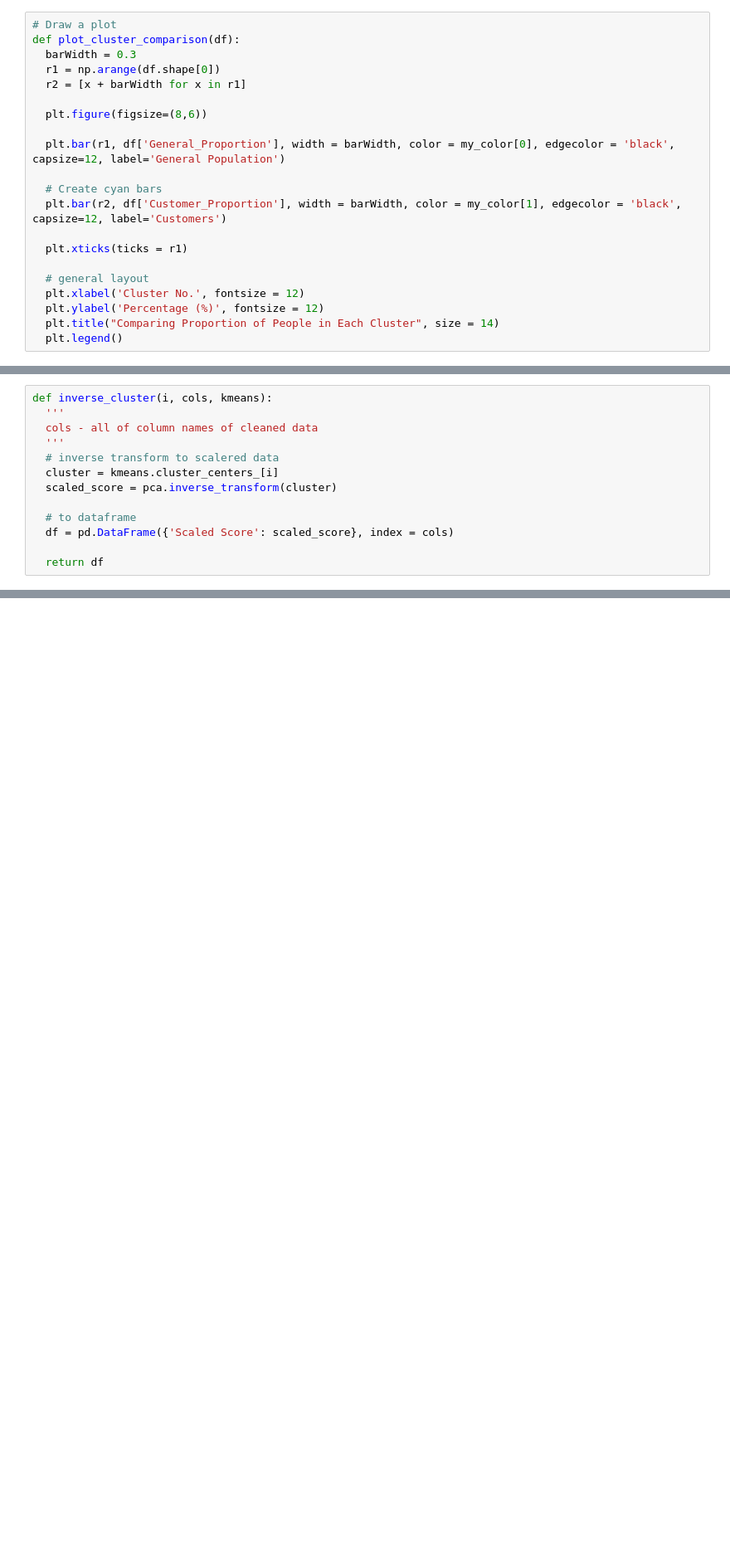
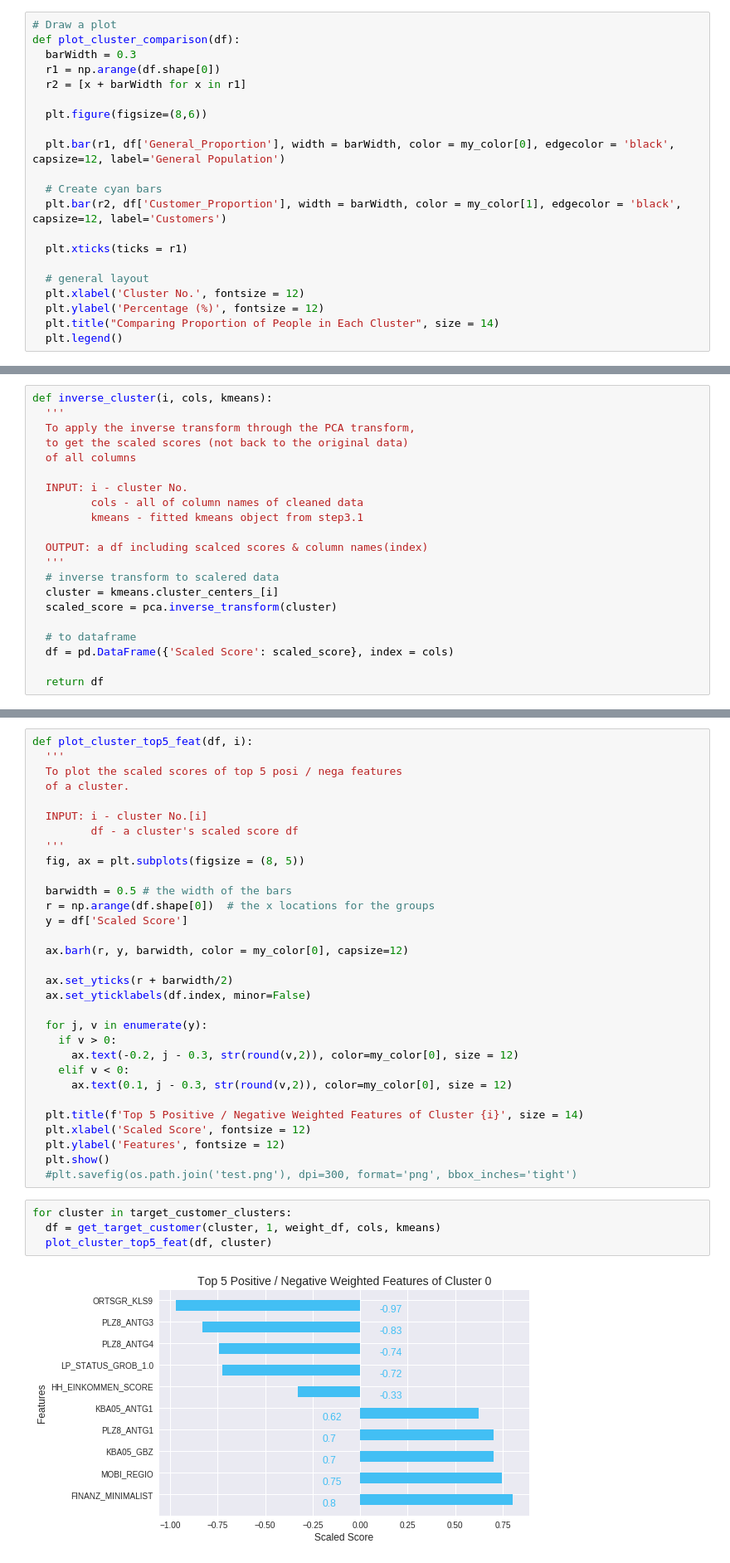
Before and after one commit to yanglinjing/dsnd_p3_identify_customer_segments, a Jupyter notebook: Identify_Customer_Segments.ipynb, the cells around one changed output, grey strips where cells are left out. Shown: that part at 83% size. Saved outputs shown, nothing was run; the diff lists cells and outputs as text; blank space fills up the shorter version.

```diff
--- a/Identify_Customer_Segments.ipynb
+++ b/Identify_Customer_Segments.ipynb
@@ -1723,7 +1779,15 @@ pc1_top5_feat = positive.index.tolist() + negative.index.tolist()
 # %%
 def inverse_cluster(i, cols, kmeans):
   '''
-  cols - all of column names of cleaned data
+  To apply the inverse transform through the PCA transform,
+  to get the scaled scores (not back to the original data)
+  of all columns
+
+  INPUT: i - cluster No.
+         cols - all of column names of cleaned data
+         kmeans - fitted kmeans object from step3.1
+
+  OUTPUT: a df including scalced scores & column names(index)
   '''
   # inverse transform to scalered data
   cluster = kmeans.cluster_centers_[i]
@@ -1766,0 +1821,37 @@ df.plot(kind='barh', color = my_color[0])
+# %%
+def plot_cluster_top5_feat(df, i):
+  '''
+  To plot the scaled scores of top 5 posi / nega features
+  of a cluster.
+
+  INPUT: i - cluster No.[i]
+         df - a cluster's scaled score df
+  '''
+  fig, ax = plt.subplots(figsize = (8, 5))
+
+  barwidth = 0.5 # the width of the bars
+  r = np.arange(df.shape[0])  # the x locations for the groups
+  y = df['Scaled Score']
+
+  ax.barh(r, y, barwidth, color = my_color[0], capsize=12)
+
+  ax.set_yticks(r + barwidth/2)
+  ax.set_yticklabels(df.index, minor=False)
+
+  for j, v in enumerate(y):
+    if v > 0:
+      ax.text(-0.2, j - 0.3, str(round(v,2)), color=my_color[0], size = 12)
+    elif v < 0:
+      ax.text(0.1, j - 0.3, str(round(v,2)), color=my_color[0], size = 12)
+
+  plt.title(f'Top 5 Positive / Negative Weighted Features of Cluster {i}', size = 14)
+  plt.xlabel('Scaled Score', fontsize = 12)
+  plt.ylabel('Features', fontsize = 12)
+  plt.show()
+  #plt.savefig(os.path.join('test.png'), dpi=300, format='png', bbox_inches='tight')
+# %%
+for cluster in target_customer_clusters:
+  df = get_target_customer(cluster, 1, weight_df, cols, kmeans)
+  plot_cluster_top5_feat(df, cluster)
+# %% [output]
+[figure, added]
```
Also changed, not shown: parts of 19 cells of this notebook.
